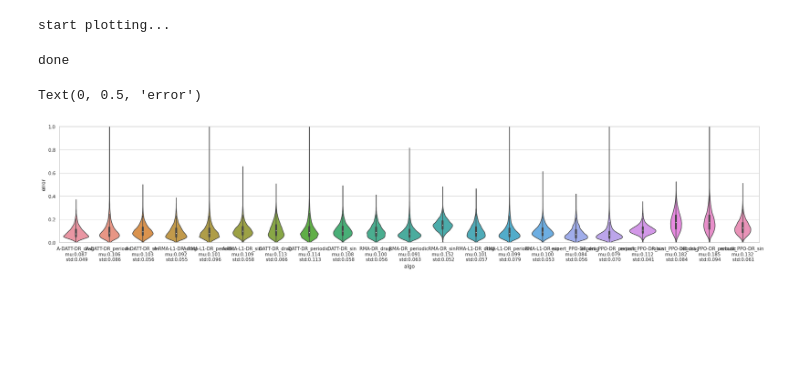
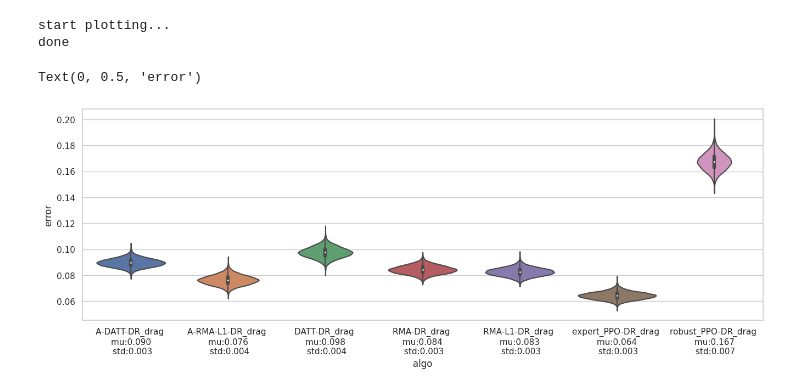
Before and after one commit to LeCAR-Lab/CoVO-MPC, a Jupyter notebook: quadjax/devel/plot.ipynb, the cells around one changed output. Saved outputs shown, nothing was run; the diff lists cells and outputs as text; code cells hidden in the pictures; blank space fills up the shorter version.

```diff
--- a/quadjax/devel/plot.ipynb
+++ b/quadjax/devel/plot.ipynb
@@ -78,8 +78,9 @@ files = os.listdir()
 files = [f for f in files if f.endswith('.pkl')]
 files = [f for f in files if f.startswith('eval_err_pos')]
 files = [f for f in files if 'DR' in f]
-files = [f for f in files if (('periodic' in f) or ('sin' in f) or ('drag' in f))]
-# files = [f for f in files if (('drag' in f))]
+files = [f for f in files if (('drag' in f))]
+# files = [f for f in files if (('periodic' in f) or ('sin' in f) or ('drag' in f))]
+# files = [f for f in files if (('RMA-DR' in f) or ('RMA-L1') in f)]
 
 # sort files by name
 files.sort()
@@ -94,35 +95,35 @@ for file in files:
     exp_name = file_name[13:]
     with open(file, 'rb') as f:
         data = pickle.load(f)
     data = np.array(data).flatten()
     # append N and error to all_data
     all_data = pd.concat(
         [
             all_data,
             pd.DataFrame(
                 {
                     'algo': [f'{exp_name} \n mu:{np.mean(data):.3f} \n std:{np.std(data):.3f}']*len(data),
                     'error': data,
                     'mean': [np.mean(data)]*len(data),
                     'std': [np.std(data)]*len(data),
                 }
             )
         ]
     )
 
 # plot in a order from largest mean to smallest mean
 # all_data = all_data.sort_values(by=['mean'], ascending=False)
 sns.set_theme(style="whitegrid")
-fig, ax = plt.subplots(figsize=(30, 5))
+fig, ax = plt.subplots(figsize=(16, 5))
 print('start plotting...')
 sns.violinplot(x='algo', y='error', data=all_data, ax=ax)
 # plot with y limit from 0 to 1
-ax.set_ylim(0, 1)
+# ax.set_ylim(0, 1)
 print('done')
 ax.set_xlabel('algo')
 ax.set_ylabel('error')
 # %% [output]
 start plotting...
+done
-done
+Text(0, 0.5, 'error')
-Text(0, 0.5, 'error')
-[figure, old version]
+[figure, new version]
```
Also changed, not shown: 1 other file.
